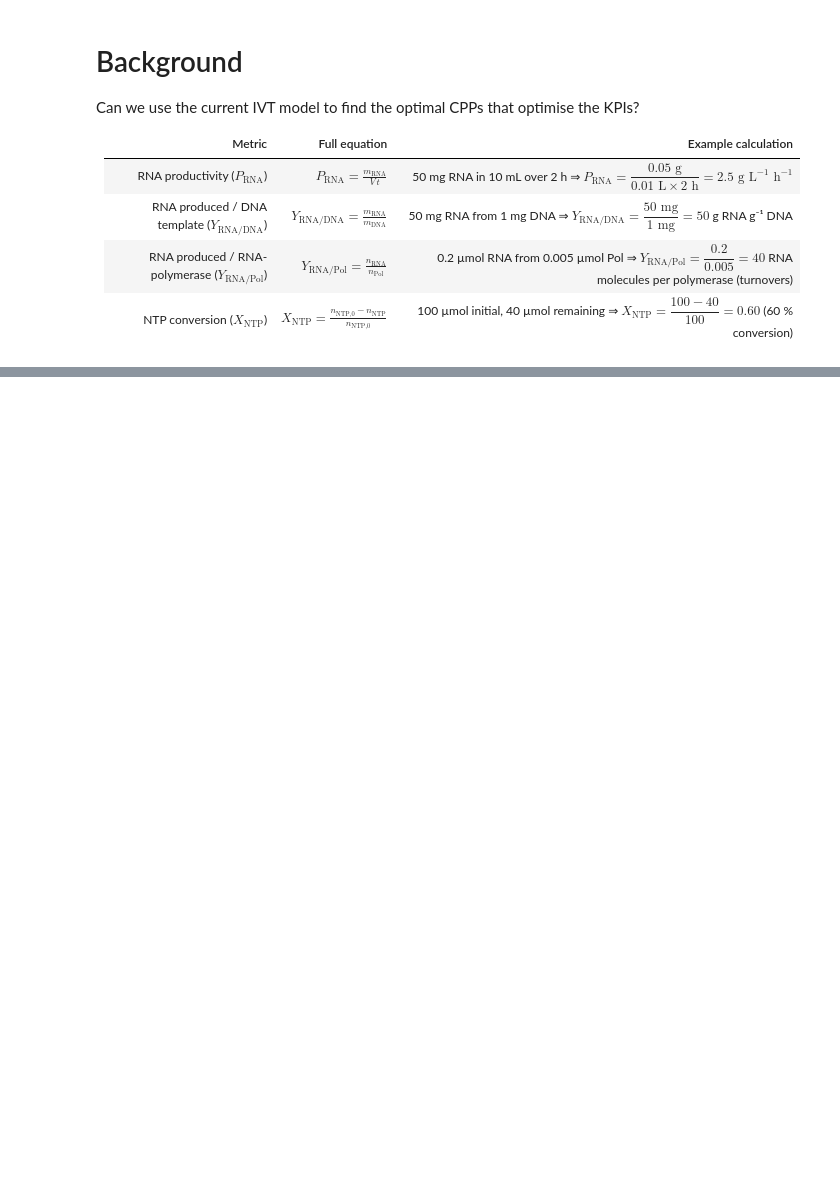
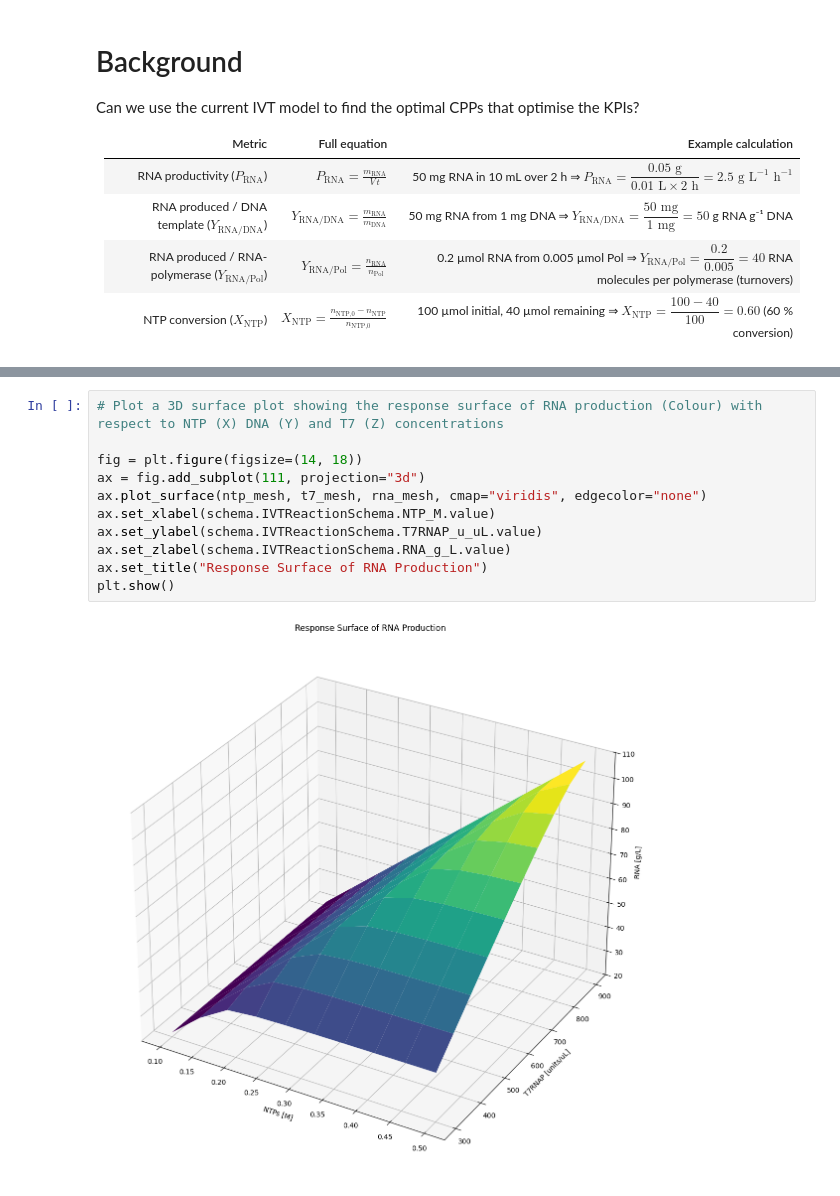
Before and after one commit to kesler20/phd_notebooks, a Jupyter notebook: 2025/07/KPIs and Optimal Operating Ranges.ipynb, the cells around one changed output, grey strips where cells are left out. Saved outputs shown, nothing was run; the diff lists cells and outputs as text; blank space fills up the shorter version.

```diff
--- a/2025/07/KPIs and Optimal Operating Ranges.ipynb
+++ b/2025/07/KPIs and Optimal Operating Ranges.ipynb
@@ -11,0 +61,13 @@ Can we use the current IVT model to find the optimal CPPs that optimise the KPIs
+# %%
+# Plot a 3D surface plot showing the response surface of RNA production (Colour) with respect to NTP (X) DNA (Y) and T7 (Z) concentrations
+
+fig = plt.figure(figsize=(14, 18))
+ax = fig.add_subplot(111, projection="3d")
+ax.plot_surface(ntp_mesh, t7_mesh, rna_mesh, cmap="viridis", edgecolor="none")
+ax.set_xlabel(schema.IVTReactionSchema.NTP_M.value)
+ax.set_ylabel(schema.IVTReactionSchema.T7RNAP_u_uL.value)
+ax.set_zlabel(schema.IVTReactionSchema.RNA_g_L.value)
+ax.set_title("Response Surface of RNA Production")
+plt.show()
+# %% [output]
+[figure, added]
```
Also changed, not shown: parts of 10 cells of this notebook.
